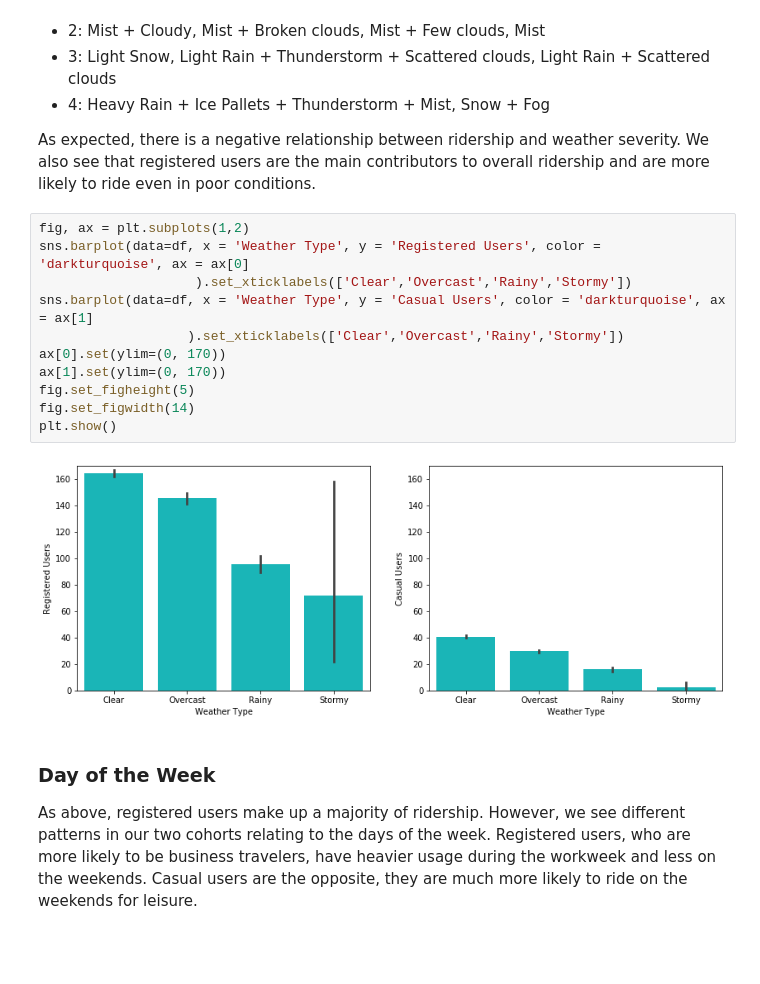
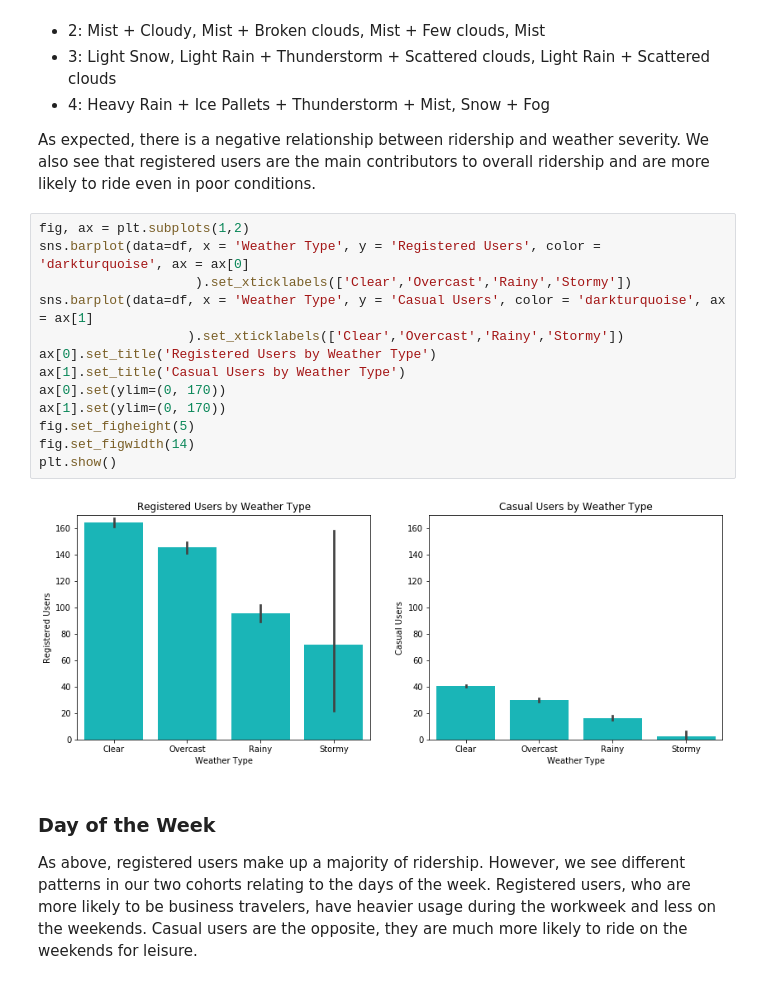
Before and after one commit to ArenCarpenter/Predicting_Bike_Ridership, a Jupyter notebook: 01_Exploratory_Data_Analysis.ipynb, the cells around one changed output. Drawn from its saved outputs; the diff is of its cells as text; blank space fills up the shorter version.

```diff
--- a/01_Exploratory_Data_Analysis.ipynb
+++ b/01_Exploratory_Data_Analysis.ipynb
@@ -82,16 +86,18 @@ As expected, there is a negative relationship between ridership and weather seve
 # %%
 fig, ax = plt.subplots(1,2)
 sns.barplot(data=df, x = 'Weather Type', y = 'Registered Users', color = 'darkturquoise', ax = ax[0]
                     ).set_xticklabels(['Clear','Overcast','Rainy','Stormy'])
 sns.barplot(data=df, x = 'Weather Type', y = 'Casual Users', color = 'darkturquoise', ax = ax[1]
                    ).set_xticklabels(['Clear','Overcast','Rainy','Stormy'])
+ax[0].set_title('Registered Users by Weather Type')
+ax[1].set_title('Casual Users by Weather Type')
 ax[0].set(ylim=(0, 170))
 ax[1].set(ylim=(0, 170))
 fig.set_figheight(5)
 fig.set_figwidth(14)
 plt.show()
 # %% [output]
-[figure, old version]
+[figure, new version]
 # %% [markdown]
 ### Day of the Week
 
```
Also changed, not shown: parts of 7 cells of this notebook, 7 other files.
